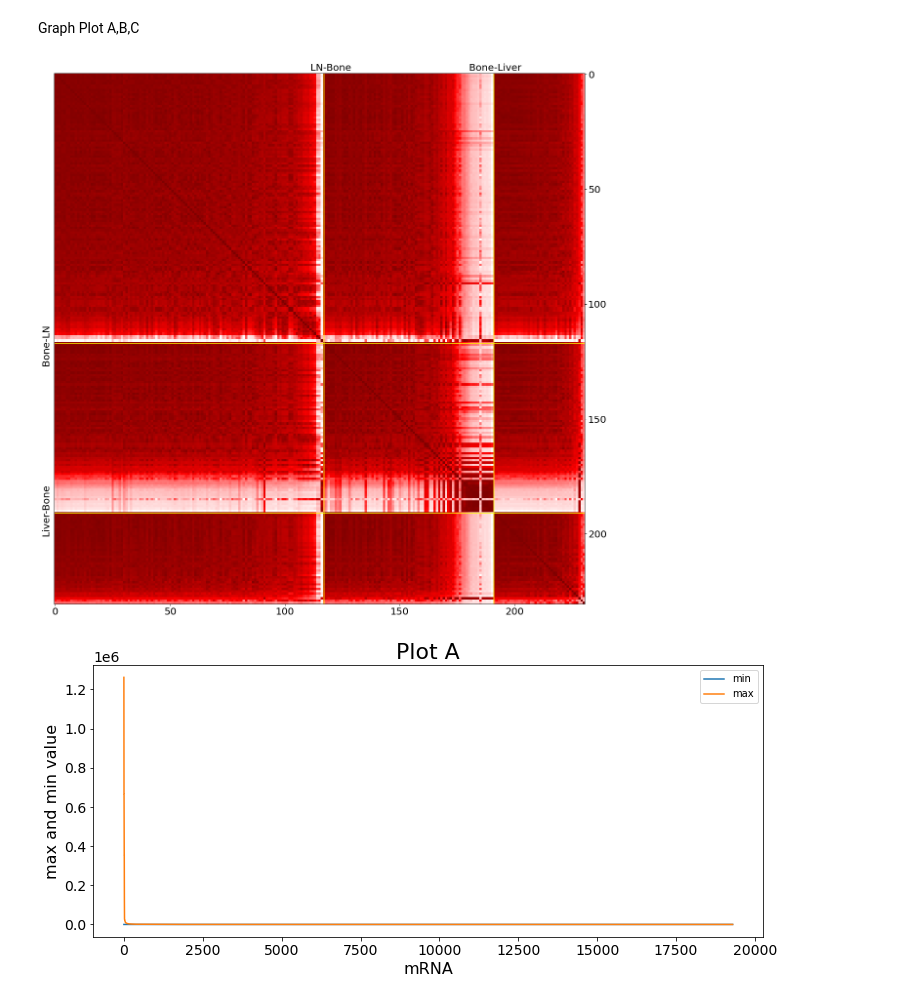
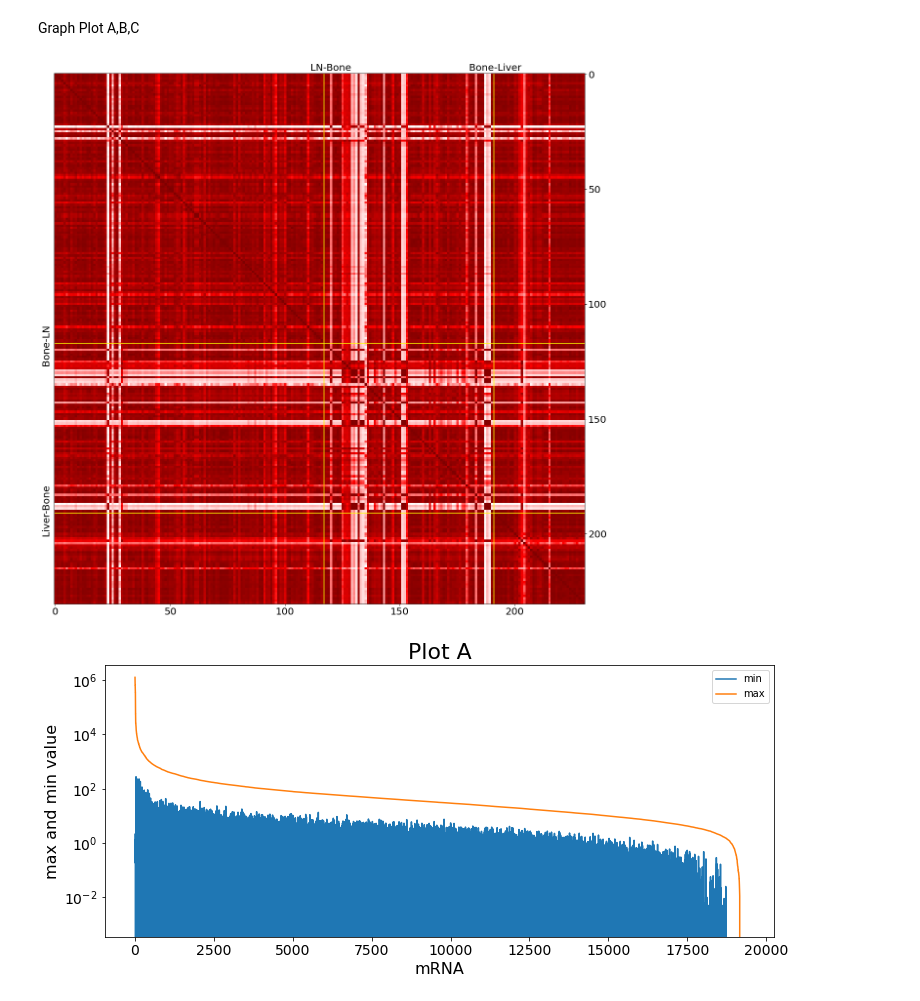
Before and after one commit to zcablii/Master_cancer_project, a Jupyter notebook: cancer_project.ipynb, the cells around one changed output. Cells and saved outputs as stored; diff of their text form; code cells hidden in the pictures.

```diff
--- a/cancer_project.ipynb
+++ b/cancer_project.ipynb
@@ -183,7 +183,8 @@ def sort_with_all_cancers(patient_np, norm = ''):
     # pd.DataFrame(correlation_matrix).to_csv('C:\\Users\\bird\\Desktop\\cancer_project_github\\cancer_data\\temp.csv')
     return correlation_matrix
 
-def norm_and_sort_patients(patient_np, scheme = '', norm= ''):
+def norm_and_sort_patients(patient, scheme = '', norm= ''):
+    patient_np = patient
     if norm == 'scale_and_bin':
         patient_np = np.floor(scale(patient_np, 0, 100))
     if norm == 'rank_and_scale':
@@ -197,7 +198,7 @@ def norm_and_sort_patients(patient_np, scheme = '', norm= ''):
     r = np.corrcoef(patient_np, patient_np)
     ranks = []
     if scheme == '':
-        return r[0:231, 0:231]
+        return r[0:231, 0:231], patient_np
     if scheme == 'homo':
         correlation_matrix = r[0:117, 0:117] #LN 0-117, Bone 117-191, Liver 191-231
         corr_means = correlation_matrix.mean(axis=0)
@@ -242,7 +243,7 @@ Graph Plot A,B,C
 # min_np = df1['min'].to_numpy()
 # # min_np = np.log2(min_np+0.0001)
 # min_np = scale(min_np, 0, 100)
-
+# print(patient_np)
 def plot_heatmap(correlation_matrix):
 #     r = np.corrcoef(patient_np, patient_np)
 
@@ -295,43 +296,49 @@ def plot_ABC(patient_np):
     plt.xlabel('mRNA', fontsize=16)
     plt.title('Plot A', fontsize=22)
 
+    plt.yscale('log')
     plt.show()
 
 
     diff_min_df = pd.DataFrame({"diff": diff_np, "min": min_np})
     df2 = diff_min_df.sort_values(['diff', 'min'], ascending=[False, True])
     diff_np = df2['diff'].to_numpy()
+#     print(diff_np)
 #     diff_np = np.log(diff_np+0.00000001)
 
-    # diff_np = scale(diff_np, 0, 100)
     plt.figure(figsize=(12,5))
     plt.ylabel('max_min difference', fontsize=16)
     plt.xlabel('mRNA', fontsize=16)
     plt.title('Plot B', fontsize=22)
+    plt.yscale('log')
     plt.plot(diff_np)
     plt.show()
 
 
+    diff_np = np.log10(diff_np+0.00001)
+#     print(diff_np.tolist())
     n = 100
     s = np.asarray(diff_np)   # generate your data sample with N elements
     p, x = np.histogram(s, bins=n) # bin it into n bins
     x = x[:-1] + (x[1] - x[0])/2   # convert bin edges to centers
     f = UnivariateSpline(x, p, s=n)
     y = f(x)
 
-    cdfy = np.cumsum(y)
+#     x1 = np.power(x, 10)
+#     cdfy = np.cumsum(y)
 
     plt.figure(figsize=(12,5))
     plt.xlabel('max-min', fontsize=16)
     plt.ylabel('NO. of mRNAs', fontsize=16)
     plt.title('Plot C', fontsize=22)
-    plt.plot(x, y)
+    plt.xscale('log')
+
+    plt.plot( y)
     plt.show()
 
-
-correlation_matrix,patient_np = norm_and_sort_patients(patient_np, scheme = 'hetero',norm = '')#hetero homo scale_and_bin rank_and_scale
+correlation_matrix, patient_np = norm_and_sort_patients(patient_np, scheme = '', norm = '')#hetero homo scale_and_bin rank_and_scale
 plot_heatmap(correlation_matrix)
 plot_ABC(patient_np)
 # %% [output]
-[figure, old version]
+[figure, new version]
-[figure, old version]
+[figure, new version]
```
Also changed, not shown: parts of 1 cell of this notebook.
